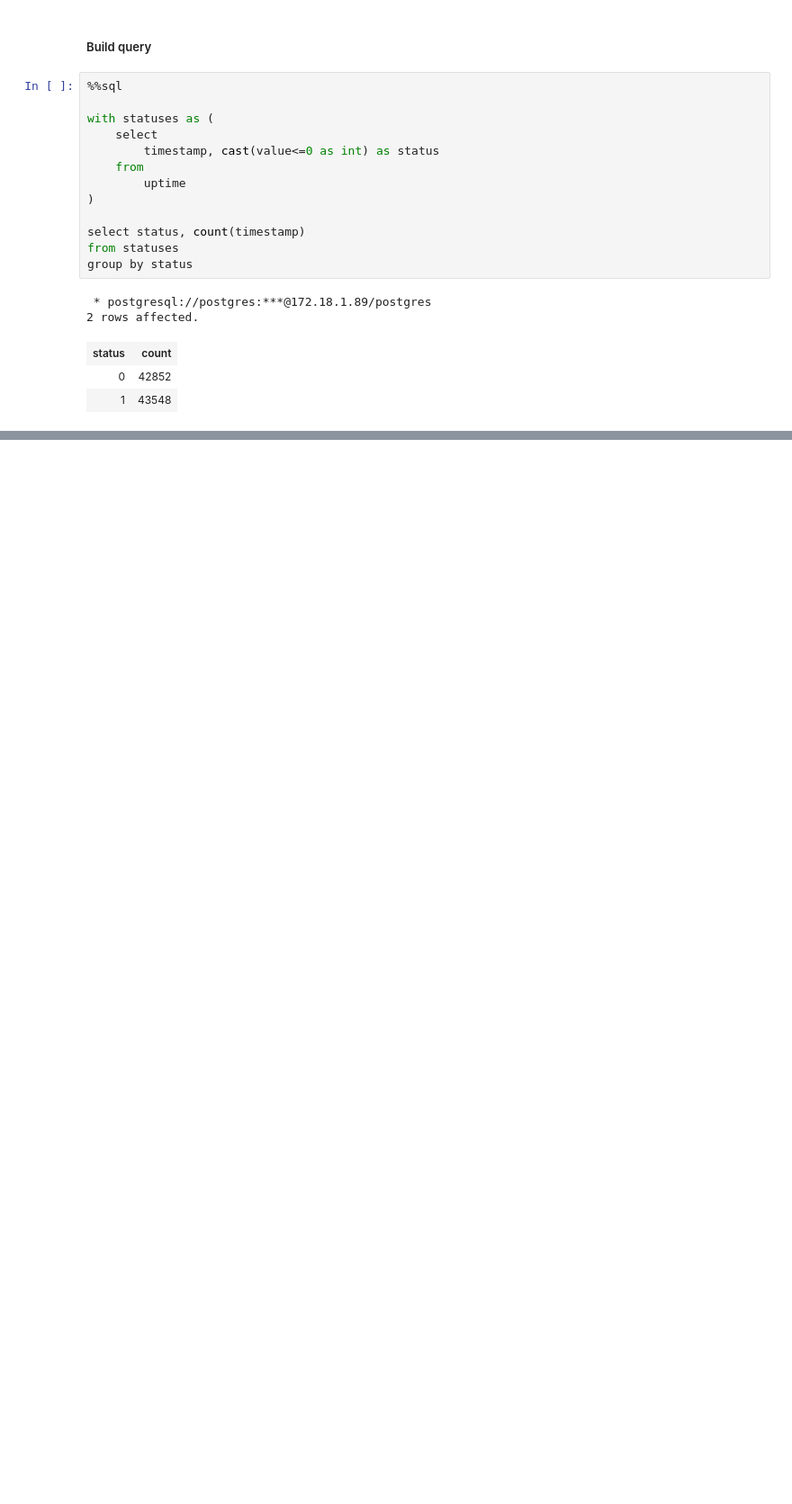
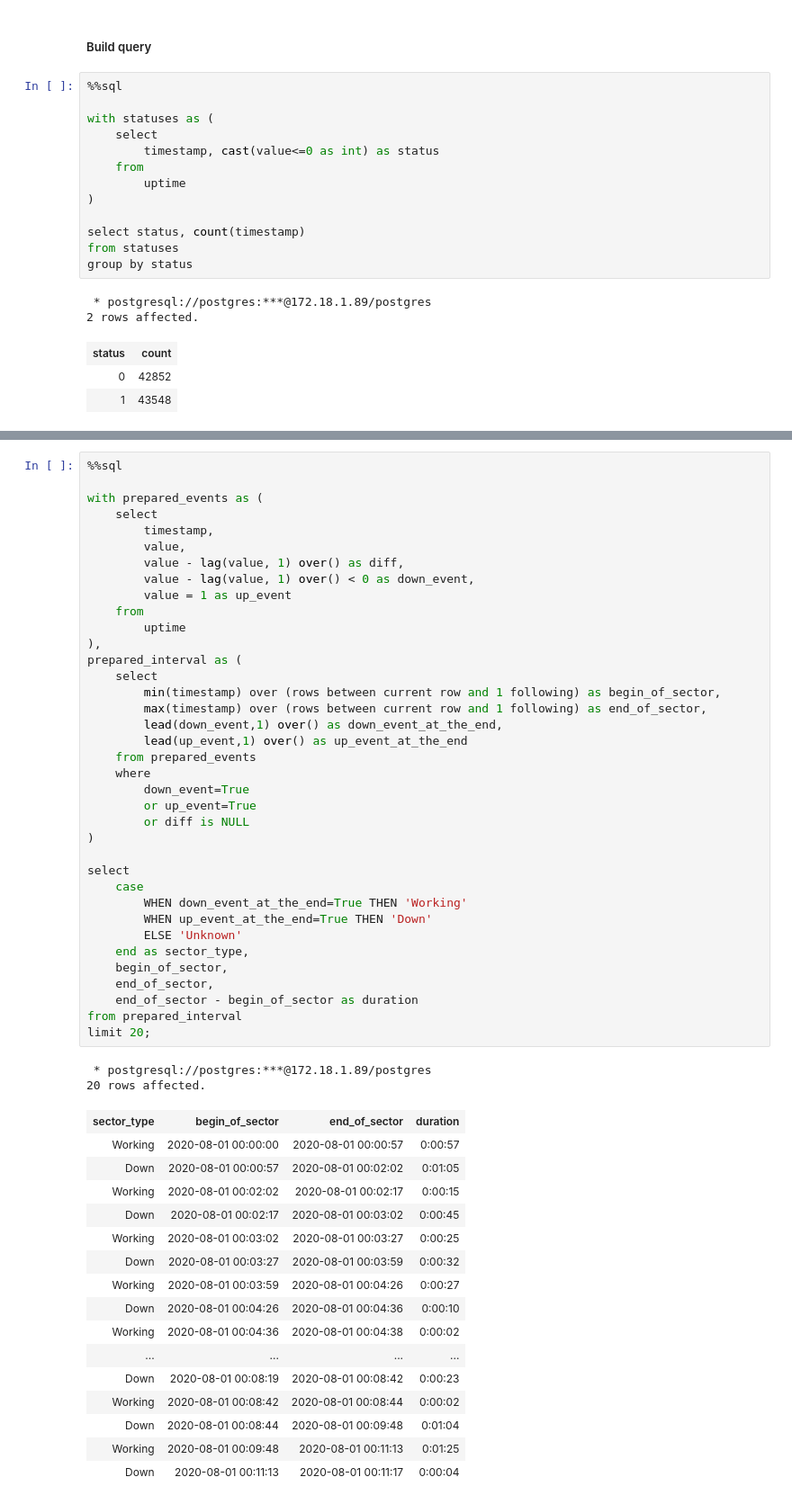
Before and after one commit to dimandms/sql_timeseries, a Jupyter notebook: lessons.ipynb, the cells around one changed output, grey strips where cells are left out. Shown: that part at 90% size. Drawn from its saved outputs; the diff is of its cells as text; blank space fills up the shorter version.

Commit message:
complete sectors of work or down of equipment

```diff
--- a/lessons.ipynb
+++ b/lessons.ipynb
@@ -497,0 +573,56 @@ group by status
+# %%
+%%sql
+
+with prepared_events as (
+    select
+        timestamp,
+        value,
+        value - lag(value, 1) over() as diff,
+        value - lag(value, 1) over() < 0 as down_event,
+        value = 1 as up_event
+    from
+        uptime
+),
+prepared_interval as (
+    select
+        min(timestamp) over (rows between current row and 1 following) as begin_of_sector,
+        max(timestamp) over (rows between current row and 1 following) as end_of_sector,
+        lead(down_event,1) over() as down_event_at_the_end,
+        lead(up_event,1) over() as up_event_at_the_end
+    from prepared_events
+    where
+        down_event=True
+        or up_event=True
+        or diff is NULL
+)
+
+select
+    case
+        WHEN down_event_at_the_end=True THEN 'Working'
+        WHEN up_event_at_the_end=True THEN 'Down'
+        ELSE 'Unknown'
+    end as sector_type,
+    begin_of_sector,
+    end_of_sector,
+    end_of_sector - begin_of_sector as duration
+from prepared_interval
+limit 20;
+# %% [output]
+ * postgresql://postgres:***@172.18.1.89/postgres
+20 rows affected.
+| sector_type | begin_of_sector | end_of_sector | duration |
+| Working | 2020-08-01 00:00:00 | 2020-08-01 00:00:57 | 0:00:57 |
+| Down | 2020-08-01 00:00:57 | 2020-08-01 00:02:02 | 0:01:05 |
+| Working | 2020-08-01 00:02:02 | 2020-08-01 00:02:17 | 0:00:15 |
+| Down | 2020-08-01 00:02:17 | 2020-08-01 00:03:02 | 0:00:45 |
+| Working | 2020-08-01 00:03:02 | 2020-08-01 00:03:27 | 0:00:25 |
+| Down | 2020-08-01 00:03:27 | 2020-08-01 00:03:59 | 0:00:32 |
+| Working | 2020-08-01 00:03:59 | 2020-08-01 00:04:26 | 0:00:27 |
+| Down | 2020-08-01 00:04:26 | 2020-08-01 00:04:36 | 0:00:10 |
+| Working | 2020-08-01 00:04:36 | 2020-08-01 00:04:38 | 0:00:02 |
+| ... | ... | ... | ... |
+| Down | 2020-08-01 00:08:19 | 2020-08-01 00:08:42 | 0:00:23 |
+| Working | 2020-08-01 00:08:42 | 2020-08-01 00:08:44 | 0:00:02 |
+| Down | 2020-08-01 00:08:44 | 2020-08-01 00:09:48 | 0:01:04 |
+| Working | 2020-08-01 00:09:48 | 2020-08-01 00:11:13 | 0:01:25 |
+| Down | 2020-08-01 00:11:13 | 2020-08-01 00:11:17 | 0:00:04 |
```
Also changed, not shown: parts of 4 cells of this notebook.
